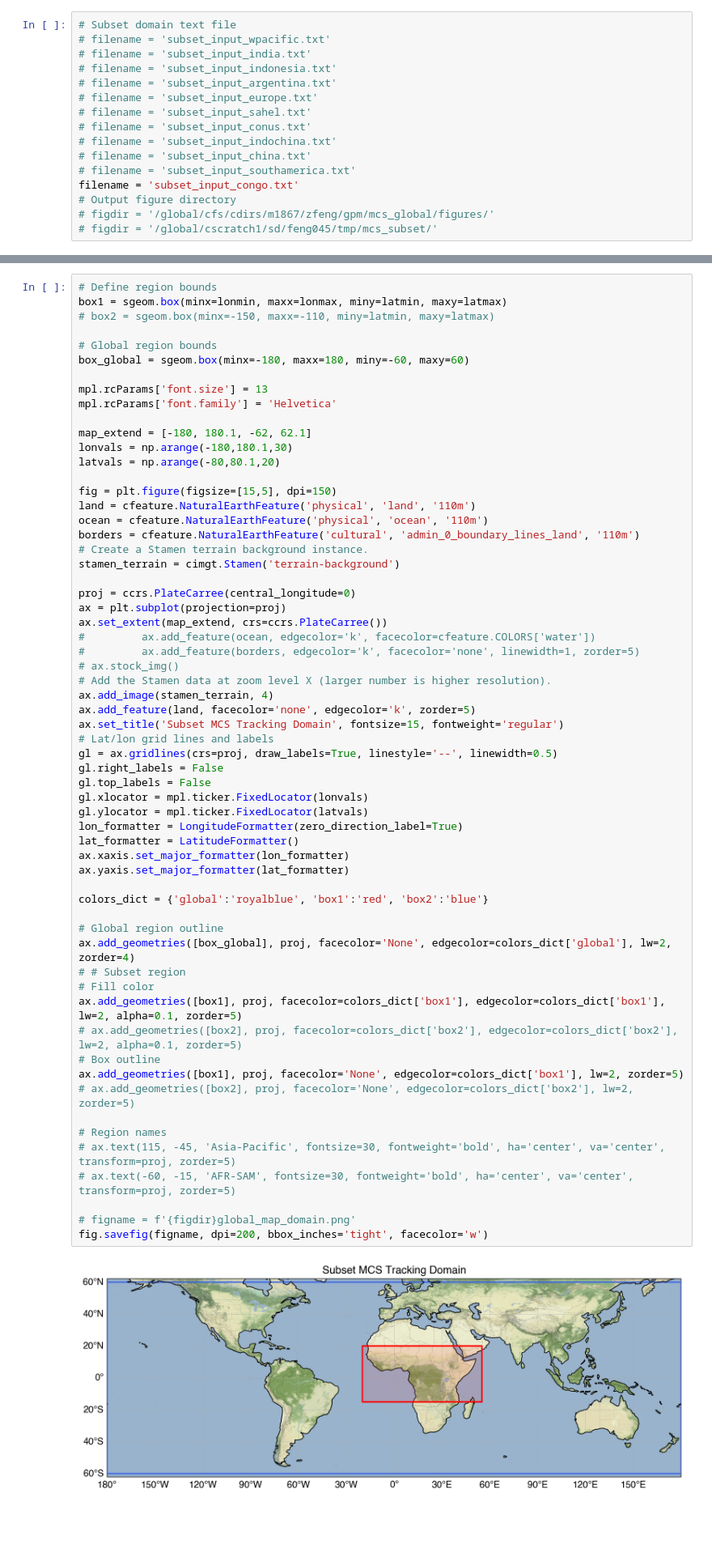
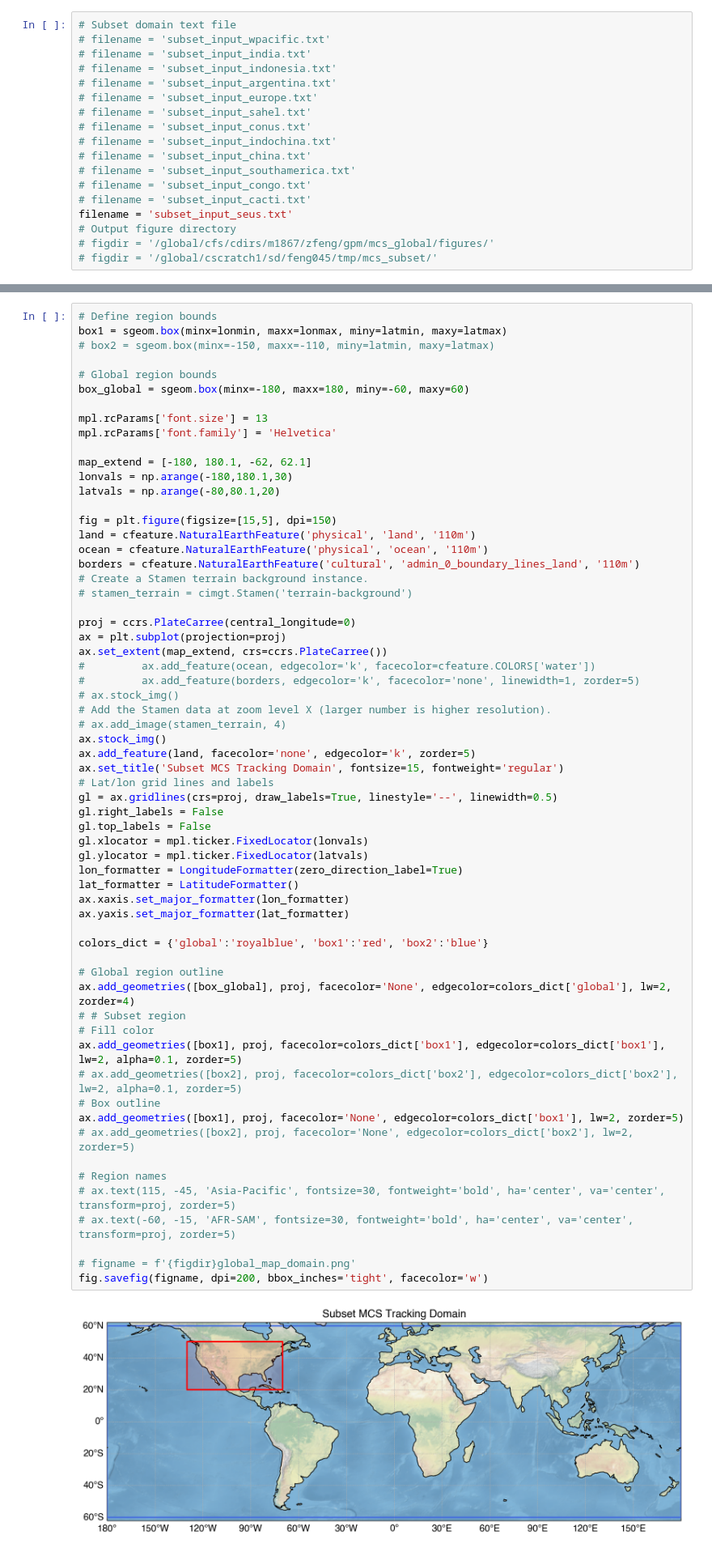
Before and after one commit to WACCEM/gpm_mcs_post, a Jupyter notebook: subsets/plot_global_map_domain_subset.ipynb, the cells around one changed output, grey strips where cells are left out. Shown at 81% size. Saved outputs shown, nothing was run; the diff lists cells and outputs as text; blank space fills up the shorter version.

```diff
--- a/subsets/plot_global_map_domain_subset.ipynb
+++ b/subsets/plot_global_map_domain_subset.ipynb
@@ -22,7 +22,9 @@ import shapely.geometry as sgeom
 # filename = 'subset_input_indochina.txt'
 # filename = 'subset_input_china.txt'
 # filename = 'subset_input_southamerica.txt'
-filename = 'subset_input_congo.txt'
+# filename = 'subset_input_congo.txt'
+# filename = 'subset_input_cacti.txt'
+filename = 'subset_input_seus.txt'
 # Output figure directory
 # figdir = '/global/cfs/cdirs/m1867/zfeng/gpm/mcs_global/figures/'
 # figdir = '/global/cscratch1/sd/feng045/tmp/mcs_subset/'
@@ -77,7 +79,7 @@ land = cfeature.NaturalEarthFeature('physical', 'land', '110m')
 ocean = cfeature.NaturalEarthFeature('physical', 'ocean', '110m')
 borders = cfeature.NaturalEarthFeature('cultural', 'admin_0_boundary_lines_land', '110m')
 # Create a Stamen terrain background instance.
-stamen_terrain = cimgt.Stamen('terrain-background')
+# stamen_terrain = cimgt.Stamen('terrain-background')
 
 proj = ccrs.PlateCarree(central_longitude=0)
 ax = plt.subplot(projection=proj)
@@ -86,40 +88,41 @@ ax.set_extent(map_extend, crs=ccrs.PlateCarree())
 #         ax.add_feature(borders, edgecolor='k', facecolor='none', linewidth=1, zorder=5)
 # ax.stock_img()
 # Add the Stamen data at zoom level X (larger number is higher resolution).
-ax.add_image(stamen_terrain, 4)
+# ax.add_image(stamen_terrain, 4)
+ax.stock_img()
 ax.add_feature(land, facecolor='none', edgecolor='k', zorder=5)
 ax.set_title('Subset MCS Tracking Domain', fontsize=15, fontweight='regular')
 # Lat/lon grid lines and labels
 gl = ax.gridlines(crs=proj, draw_labels=True, linestyle='--', linewidth=0.5)
 gl.right_labels = False
 gl.top_labels = False
 gl.xlocator = mpl.ticker.FixedLocator(lonvals)
 gl.ylocator = mpl.ticker.FixedLocator(latvals)
 lon_formatter = LongitudeFormatter(zero_direction_label=True)
 lat_formatter = LatitudeFormatter()
 ax.xaxis.set_major_formatter(lon_formatter)
 ax.yaxis.set_major_formatter(lat_formatter)
 
 colors_dict = {'global':'royalblue', 'box1':'red', 'box2':'blue'}
 
 # Global region outline
 ax.add_geometries([box_global], proj, facecolor='None', edgecolor=colors_dict['global'], lw=2, zorder=4)
 # # Subset region
 # Fill color
 ax.add_geometries([box1], proj, facecolor=colors_dict['box1'], edgecolor=colors_dict['box1'], lw=2, alpha=0.1, zorder=5)
 # ax.add_geometries([box2], proj, facecolor=colors_dict['box2'], edgecolor=colors_dict['box2'], lw=2, alpha=0.1, zorder=5)
 # Box outline
 ax.add_geometries([box1], proj, facecolor='None', edgecolor=colors_dict['box1'], lw=2, zorder=5)
 # ax.add_geometries([box2], proj, facecolor='None', edgecolor=colors_dict['box2'], lw=2, zorder=5)
 
 # Region names
 # ax.text(115, -45, 'Asia-Pacific', fontsize=30, fontweight='bold', ha='center', va='center', transform=proj, zorder=5)
 # ax.text(-60, -15, 'AFR-SAM', fontsize=30, fontweight='bold', ha='center', va='center', transform=proj, zorder=5)
 
 # figname = f'{figdir}global_map_domain.png'
 fig.savefig(figname, dpi=200, bbox_inches='tight', facecolor='w')
 # %% [output]
-[figure, old version]
+[figure, new version]
 # %%
 figname
 # %% [output]
```
Also changed, not shown: parts of 3 cells of this notebook, 5 other files.
